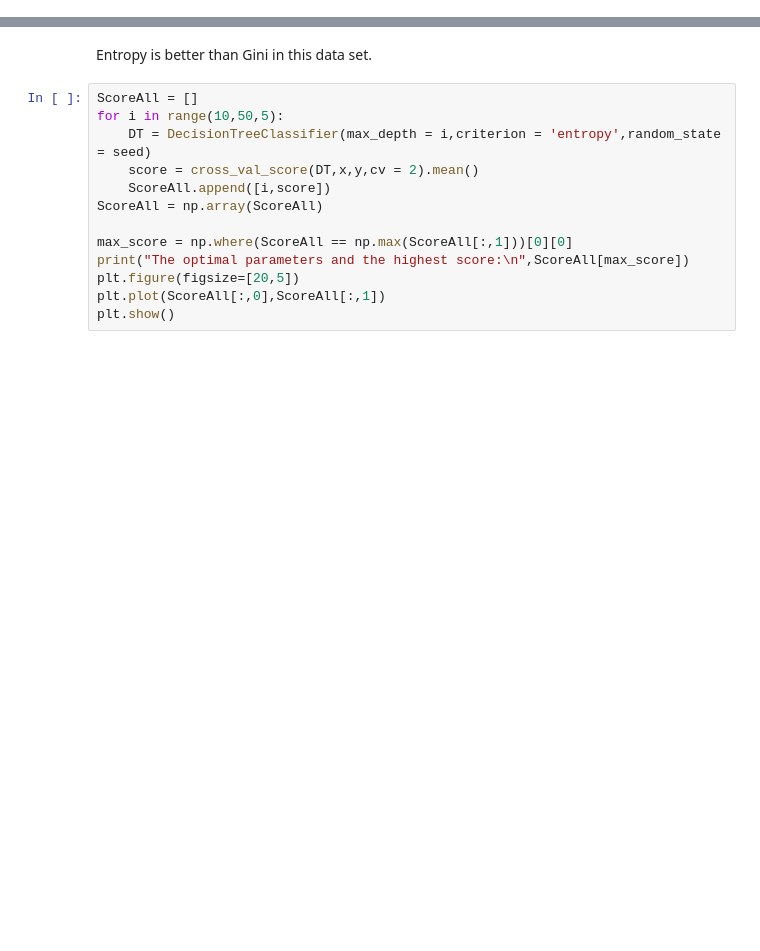
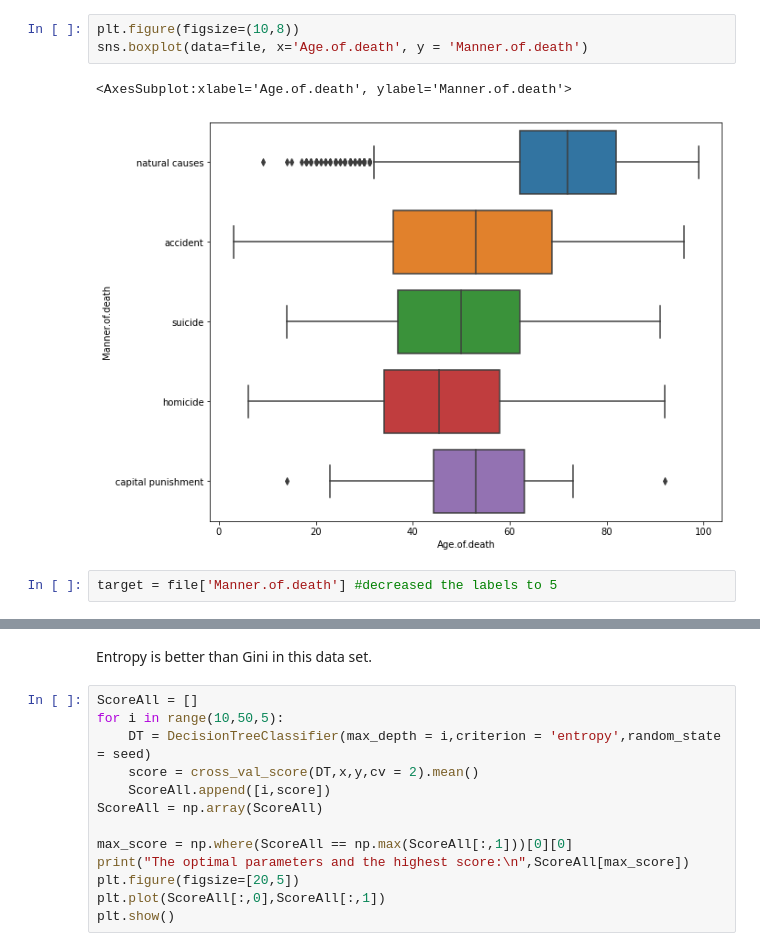
Before and after one commit to P3-CS760/How-will-you-die, a Jupyter notebook: Decision Tree (Manner of Death).ipynb, the cells around one changed output, grey strips where cells are left out. Cells and saved outputs as stored; diff of their text form; blank space fills up the shorter version.

```diff
--- a/Decision Tree (Manner of Death).ipynb
+++ b/Decision Tree (Manner of Death).ipynb
@@ -31,0 +94,8 @@ Name: Manner.of.death, dtype: object
+# %%
+plt.figure(figsize=(10,8))
+sns.boxplot(data=file, x='Age.of.death', y = 'Manner.of.death')
+# %% [output]
+<AxesSubplot:xlabel='Age.of.death', ylabel='Manner.of.death'>
+[figure, added]
+# %%
+target = file['Manner.of.death'] #decreased the labels to 5
```
Also changed, not shown: parts of 16 cells of this notebook.
